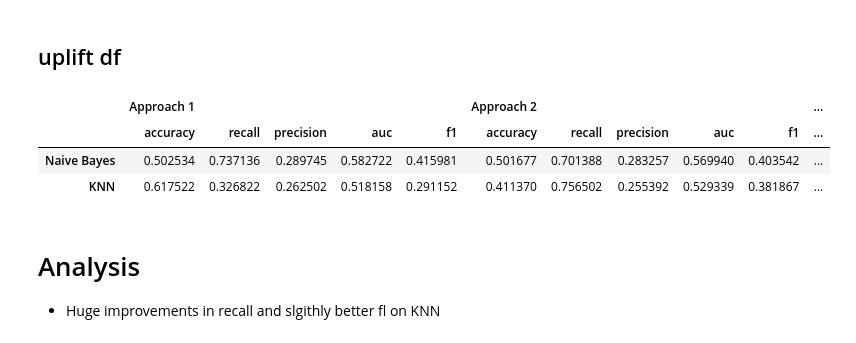
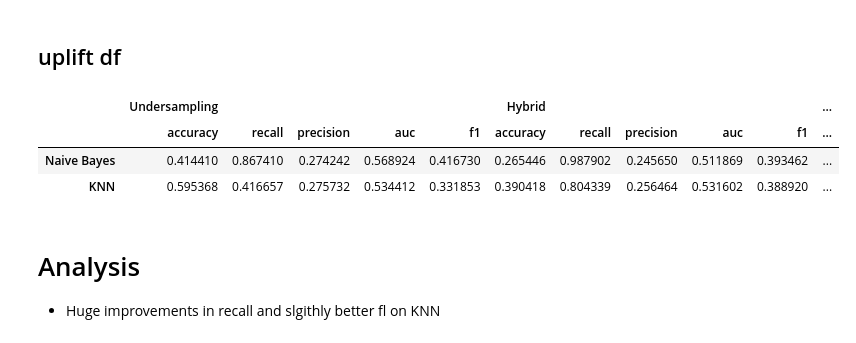
Before and after one commit to jvanalytics/ist_dash_2024_rec, a Jupyter notebook: notebooks/google_merch_store/7_ga4_merch_balancing.ipynb, the cells around one changed output. Saved outputs shown, nothing was run; the diff lists cells and outputs as text; code cells hidden in the pictures.

```diff
--- a/notebooks/google_merch_store/7_ga4_merch_balancing.ipynb
+++ b/notebooks/google_merch_store/7_ga4_merch_balancing.ipynb
@@ -40,9 +40,10 @@ if test_data==True:
     train= pd.read_csv(train_filepath)
 
     # sample
-    data=data.sample(frac=0.05, replace=False)
-    test=test.sample(frac=0.05, replace=False)
-    train=train.sample(frac=0.05, replace=False)
+    sample=0.10
+    data = data.groupby('day_of_year').apply(lambda x: sample_per_day(x, sample)).reset_index(drop=True)
+    test = test.groupby('day_of_year').apply(lambda x: sample_per_day(x, sample)).reset_index(drop=True)
+    train = train.groupby('day_of_year').apply(lambda x: sample_per_day(x, sample)).reset_index(drop=True)
 
 
 else:
@@ -239,7 +240,7 @@ if evaluate==True:
 
 if evaluate==True:
     figure()
-    eval_1: dict[str, list] = evaluate_approach(train_1, test_1, target='returning_user', metric="accuracy")
+    eval_1: dict[str, list] = evaluate_approach(train_1, test_1, target='returning_user', metric="precision")
     plot_multibar_chart(
         ["NB", "KNN"], eval_1, title=f"{file_tag}_approach_1_evaluation", percentage=True
     )
@@ -372,0 +459,9 @@ if evaluate == True:
+# %%
+if evaluate == True:
+    figure()
+    eval_3: dict[str, list] = evaluate_approach(train_3, test_3, target='returning_user', metric="precision")
+    plot_multibar_chart(
+        ["NB", "KNN"], eval_3, title=f"{file_tag}_approach_3_evaluation", percentage=True
+    )
+    savefig(f"images/{file_tag}_approach_3_evaluation.png")
+    show()
@@ -377,26 +474,27 @@ if evaluate == True:
 # %%
 algorithms = ['Naive Bayes', 'KNN']
 
 # Create DataFrames for eval_1 and eval_2
 df_eval_1 = pd.DataFrame(eval_1, index=algorithms)
 df_eval_2 = pd.DataFrame(eval_2, index=algorithms)
+df_eval_3 = pd.DataFrame(eval_3, index=algorithms)
 
 # Calculate uplift
-df_uplift = df_eval_2 - df_eval_1
+# df_uplift = df_eval_2 - df_eval_1
 
 # Combine everything into one DataFrame (without misalignment issues)
-comparison_df = pd.concat([df_eval_1, df_eval_2, df_uplift], axis=1)
-comparison_df.columns = pd.MultiIndex.from_product([['Approach 1', 'Approach 2', 'Uplift'], eval_1.keys()])
+comparison_df = pd.concat([df_eval_1, df_eval_2, df_eval_3], axis=1)
+comparison_df.columns = pd.MultiIndex.from_product([['Undersampling', 'Hybrid', 'SMOTE'], eval_1.keys()])
 
 
 
 # Display the DataFrame
 comparison_df
 # %% [output]
-|  | Approach 1 |  |  |  |  | Approach 2 |  |  |  |  | ... |
+|  | Undersampling |  |  |  |  | Hybrid |  |  |  |  | ... |
 |  | accuracy | recall | precision | auc | f1 | accuracy | recall | precision | auc | f1 | ... |
-| Naive Bayes | 0.502534 | 0.737136 | 0.289745 | 0.582722 | 0.415981 | 0.501677 | 0.701388 | 0.283257 | 0.569940 | 0.403542 | ... |
-| KNN | 0.617522 | 0.326822 | 0.262502 | 0.518158 | 0.291152 | 0.411370 | 0.756502 | 0.255392 | 0.529339 | 0.381867 | ... |
+| Naive Bayes | 0.414410 | 0.867410 | 0.274242 | 0.568924 | 0.416730 | 0.265446 | 0.987902 | 0.245650 | 0.511869 | 0.393462 | ... |
+| KNN | 0.595368 | 0.416657 | 0.275732 | 0.534412 | 0.331853 | 0.390418 | 0.804339 | 0.256464 | 0.531602 | 0.388920 | ... |
 # %% [markdown]
 # Analysis
 
```
Also changed, not shown: parts of 19 cells of this notebook, 53 other files.
